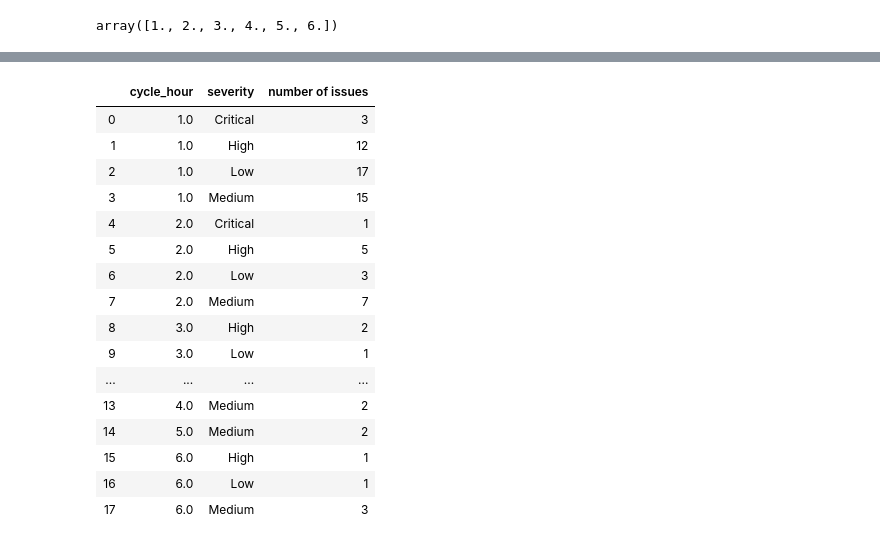
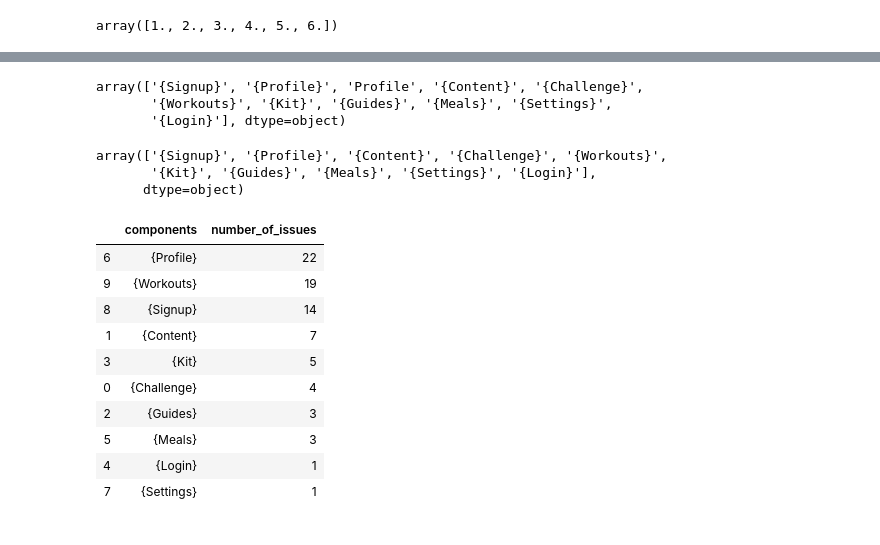
Before and after one commit to kamilaurbanczyk/Testing-cycle-analysis, a Jupyter notebook: Data analysis .ipynb, the cells around one changed output, grey strips where cells are left out. Drawn from its saved outputs; the diff is of its cells as text; code cells hidden in the pictures.

Commit message:
add charts: issues by hours and d=severity, issues by affected components

```diff
--- a/Data analysis .ipynb
+++ b/Data analysis .ipynb
@@ -168,29 +209,38 @@ confirmed_by_hours
+# %%
+# Plot 3: number of issues by affected components
+# Preparing data
+
+confirmed_data['affected_components'].unique()
+# %% [output]
+array(['{Signup}', '{Profile}', 'Profile', '{Content}', '{Challenge}',
+       '{Workouts}', '{Kit}', '{Guides}', '{Meals}', '{Settings}',
+       '{Login}'], dtype=object)
+# %%
+confirmed_data['affected_components'].replace({'Profile': '{Profile}'}, inplace=True)
+confirmed_data['affected_components'].unique()
+# %% [output]
+array(['{Signup}', '{Profile}', '{Content}', '{Challenge}', '{Workouts}',
+       '{Kit}', '{Guides}', '{Meals}', '{Settings}', '{Login}'],
+      dtype=object)
 # %%
-confirmed_by_hours_severity = (
+affected_components = (
     confirmed_data
-    .groupby(['cycle_hour', 'severity'])
+    .groupby(['affected_components'])
     ['issue_code_'].count()
     .reset_index()
-    .rename(columns={'issue_code_': 'number of issues'})
-
+    .rename(columns={'issue_code_': 'number_of_issues', 'affected_components': 'components'})
+    .sort_values(by='number_of_issues', ascending=False)
 )
-
-confirmed_by_hours_severity
+affected_components
 # %% [output]
-|  | cycle_hour | severity | number of issues |
-| 0 | 1.0 | Critical | 3 |
-| 1 | 1.0 | High | 12 |
-| 2 | 1.0 | Low | 17 |
-| 3 | 1.0 | Medium | 15 |
-| 4 | 2.0 | Critical | 1 |
-| 5 | 2.0 | High | 5 |
-| 6 | 2.0 | Low | 3 |
-| 7 | 2.0 | Medium | 7 |
-| 8 | 3.0 | High | 2 |
-| 9 | 3.0 | Low | 1 |
-| ... | ... | ... | ... |
-| 13 | 4.0 | Medium | 2 |
-| 14 | 5.0 | Medium | 2 |
-| 15 | 6.0 | High | 1 |
-| 16 | 6.0 | Low | 1 |
-| 17 | 6.0 | Medium | 3 |
+|  | components | number_of_issues |
+| 6 | {Profile} | 22 |
+| 9 | {Workouts} | 19 |
+| 8 | {Signup} | 14 |
+| 1 | {Content} | 7 |
+| 3 | {Kit} | 5 |
+| 0 | {Challenge} | 4 |
+| 2 | {Guides} | 3 |
+| 5 | {Meals} | 3 |
+| 4 | {Login} | 1 |
+| 7 | {Settings} | 1 |
```
Also changed, not shown: parts of 12 cells of this notebook, 4 other files.
